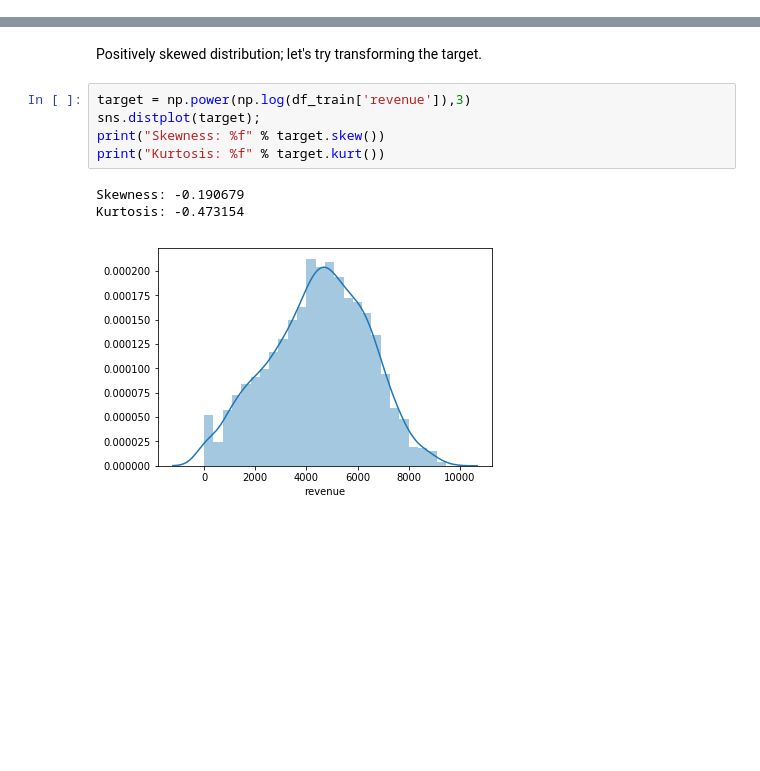
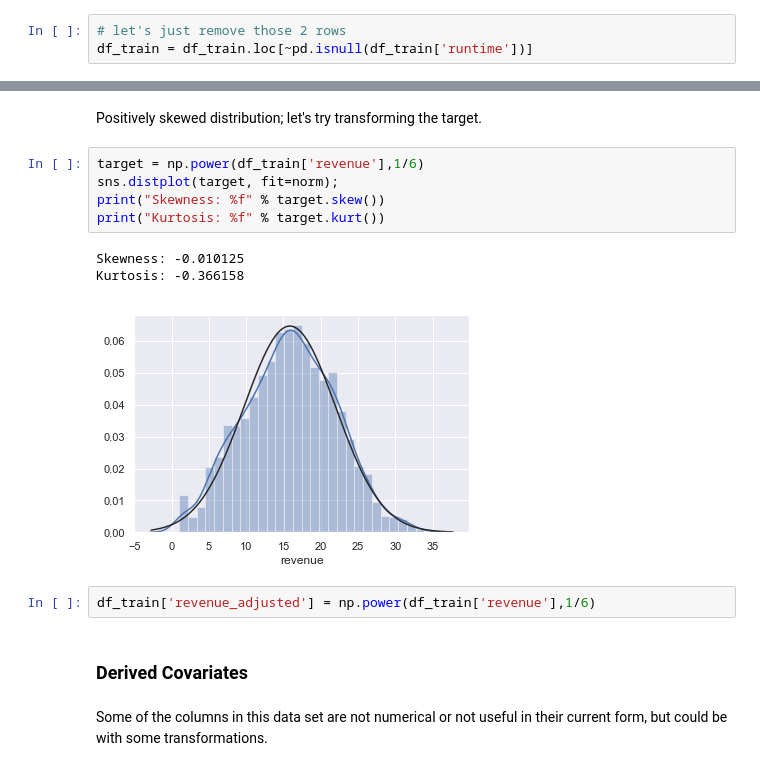
Before and after one commit to ceb263/TMDB_box_office_prediction, a Jupyter notebook: TMDB_Box_Office_Predictions.ipynb, the cells around one changed output, grey strips where cells are left out. Cells and saved outputs as stored; diff of their text form; blank space fills up the shorter version.

Commit message:
add data files, and update Jupyter notebook

```diff
--- a/TMDB_Box_Office_Predictions.ipynb
+++ b/TMDB_Box_Office_Predictions.ipynb
@@ -35,3 +70,6 @@ df_train.head()
+# %%
+# let's just remove those 2 rows
+df_train = df_train.loc[~pd.isnull(df_train['runtime'])]
 # %% [markdown]
 ### Analysis of Target Variable
 # %%
@@ -59,11 +97,17 @@ Kurtosis: 27.782549
 # %% [markdown]
 Positively skewed distribution; let's try transforming the target.
 # %%
-target = np.power(np.log(df_train['revenue']),3)
-sns.distplot(target);
+target = np.power(df_train['revenue'],1/6)
+sns.distplot(target, fit=norm);
 print("Skewness: %f" % target.skew())
 print("Kurtosis: %f" % target.kurt())
 # %% [output]
-Skewness: -0.190679
-Kurtosis: -0.473154
+Skewness: -0.010125
+Kurtosis: -0.366158
-[figure, old version]
+[figure, new version]
+# %%
+df_train['revenue_adjusted'] = np.power(df_train['revenue'],1/6)
+# %% [markdown]
+### Derived Covariates
+# %% [markdown]
+Some of the columns in this data set are not numerical or not useful in their current form, but could be with some transformations.
```
Also changed, not shown: parts of 47 cells of this notebook, 3 other files.
